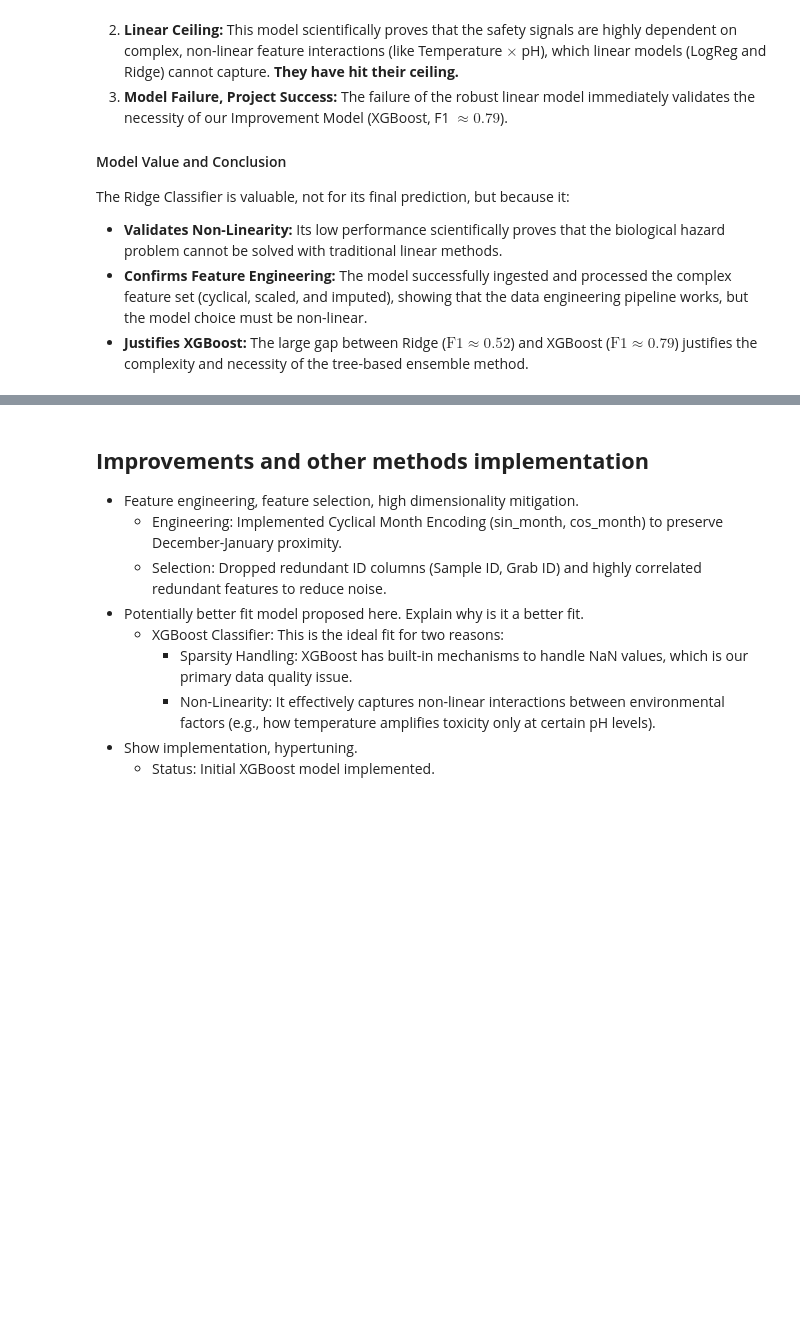
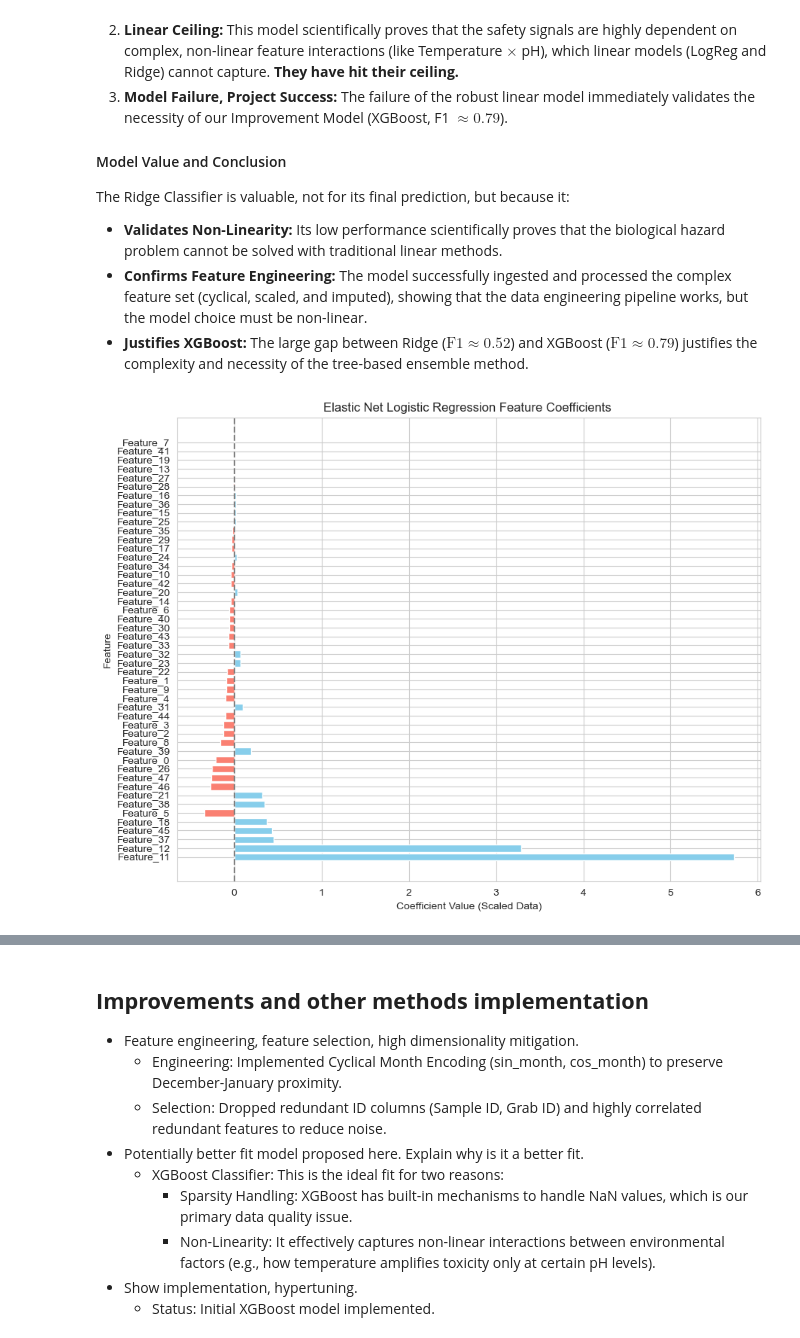
Before and after one commit to coconath0/ML-project, a Jupyter notebook: project_progress_ETI.ipynb, the cells around one changed output, grey strips where cells are left out. Saved outputs shown, nothing was run; the diff lists cells and outputs as text; code cells hidden in the pictures; blank space fills up the shorter version.

Commit message:
Added Elastic Net

```diff
--- a/project_progress_ETI.ipynb
+++ b/project_progress_ETI.ipynb
@@ -593,3 +576,94 @@ The Ridge Classifier is valuable, not for its final prediction, but because it:
 * **Validates Non-Linearity:** Its low performance scientifically proves that the biological hazard problem cannot be solved with traditional linear methods.
 * **Confirms Feature Engineering:** The model successfully ingested and processed the complex feature set (cyclical, scaled, and imputed), showing that the data engineering pipeline works, but the model choice must be non-linear.
 * **Justifies XGBoost:** The large gap between Ridge ($\text{F1} \approx 0.52$) and XGBoost ($\text{F1} \approx 0.79$) justifies the complexity and necessity of the tree-based ensemble method.
+# %%
+import numpy as np
+import pandas as pd
+import matplotlib.pyplot as plt
+from sklearn.linear_model import LogisticRegression
+from sklearn.model_selection import GridSearchCV
+from sklearn.metrics import classification_report, precision_score, recall_score, accuracy_score, f1_score
+
+# --- Grid Search (Same as before) ---
+elastic_net_log = LogisticRegression(penalty='elasticnet', solver='saga', max_iter=5000, random_state=42)
+
+params_en = {
+    'C': [0.01, 0.1, 1, 10],
+    'l1_ratio': [0.1, 0.5, 0.9]
+}
+
+# Assuming X_imputed was used to create X_train_scaled, we need the original column names.
+# You MUST replace 'X_imputed.columns' with the actual column names from your unscaled feature matrix.
+# For demonstration, I'll use a placeholder for feature names:
+try:
+    feature_names = X_train.columns
+except AttributeError:
+    # Fallback if X_train is a numpy array without columns (replace this with your actual feature names)
+    feature_names = [f'Feature_{i}' for i in range(X_train_scaled.shape[1])]
+
+
+grid_en = GridSearchCV(elastic_net_log, params_en, cv=3, scoring='f1', n_jobs=-1)
+grid_en.fit(X_train_scaled, y_train)
+
+best_en_model = grid_en.best_estimator_
+y_pred_en = best_en_model.predict(X_test_scaled)
+
+# --- Feature Selection and Visualization ---
+
+# 1. Get Coefficients
+# For binary classification, coef_ will be a 2D array (1, n_features)
+coefficients = best_en_model.coef_[0]
+
+# Create a DataFrame for easy handling
+coef_df = pd.DataFrame({
+    'Feature': feature_names,
+    'Coefficient': coefficients
+})
+
+# Sort the features by the absolute magnitude of their coefficient
+coef_df['Absolute_Coefficient'] = np.abs(coef_df['Coefficient'])
+coef_df = coef_df.sort_values(by='Absolute_Coefficient', ascending=False)
+
+# 2. Identify Dropped/Neglected Features
+# Features with coefficients effectively zero (due to L1 part of Elastic Net)
+# We use a small threshold (e.g., 1e-4) to account for floating-point arithmetic.
+threshold = 1e-4
+dropped_features = coef_df[coef_df['Absolute_Coefficient'] < threshold]
+active_features = coef_df[coef_df['Absolute_Coefficient'] >= threshold]
+
+# 3. Plot Feature Importance (Coefficient Graph)
+plt.figure(figsize=(10, 8))
+plt.barh(coef_df['Feature'], coef_df['Coefficient'], color=np.where(coef_df['Coefficient'] > 0, 'skyblue', 'salmon'))
+plt.xlabel('Coefficient Value (Scaled Data)')
+plt.ylabel('Feature')
+plt.title('Elastic Net Logistic Regression Feature Coefficients ')
+plt.axvline(x=0, color='gray', linestyle='--')
+plt.show()
+
+# --- Output Results (Same as before, plus feature selection) ---
+precision = precision_score(y_test, y_pred_en, average='weighted', zero_division=0)
+recall = recall_score(y_test, y_pred_en, average='weighted', zero_division=0)
+accuracy = accuracy_score(y_test, y_pred_en)
+f1 = f1_score(y_test, y_pred_en, average='weighted', zero_division=0)
+
+print(f"\nBest Elastic Net Parameters: {grid_en.best_params_}")
+print("\n--- Feature Selection Results ---")
+print(f"Total Features: {len(feature_names)}")
+print(f"Features Retained (Active): {len(active_features)}")
+print(f"Features Dropped (Coefficient ≈ 0): {len(dropped_features)}")
+
+if not dropped_features.empty:
+    print("\nColumns Dropped/Neglected (Coefficient close to zero):")
+    print(dropped_features['Feature'].tolist())
+else:
+    print("\nNo features were driven exactly to zero by the Elastic Net regularization.")
+
+print("\n--- Summary of Key Classification Metrics ---")
+print(f"Precision (Weighted): {precision:.4f}")
+print(f"Recall (Weighted): {recall:.4f}")
+print(f"Accuracy: {accuracy:.4f}")
+print(f"F1-Score (Weighted): {f1:.4f}")
+print("\nElastic Net Classification Report:")
+print(classification_report(y_test, y_pred_en, zero_division=0))
+# %% [output]
+[figure, added]
```
Also changed, not shown: parts of 5 cells of this notebook.
